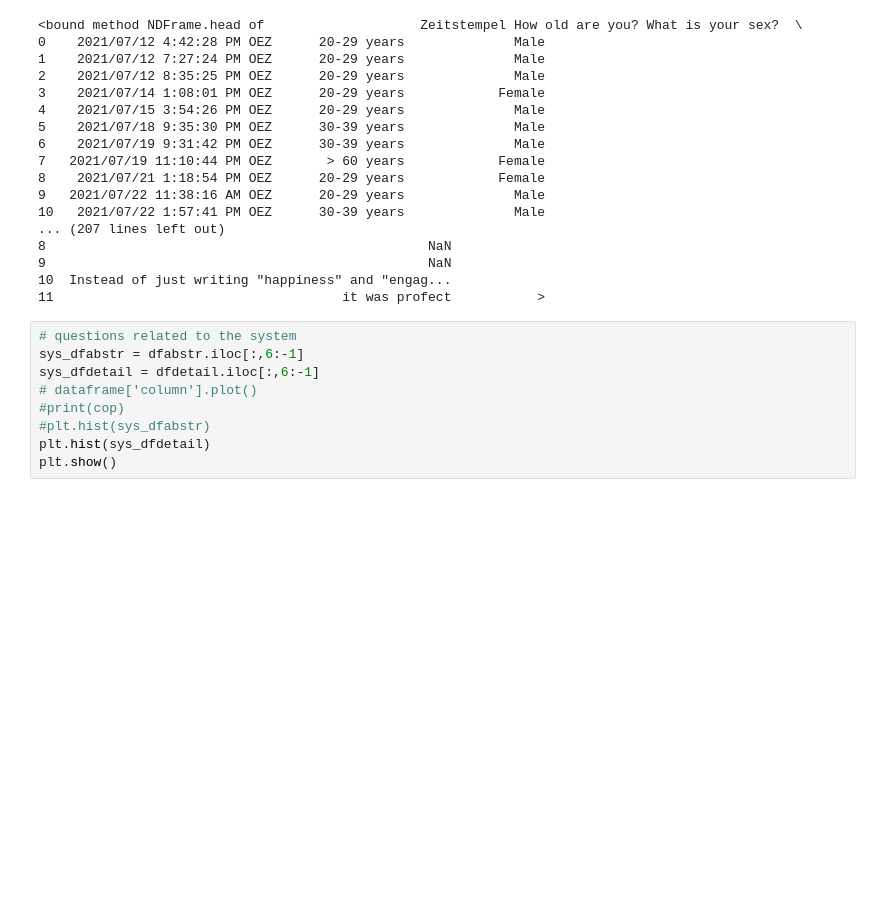
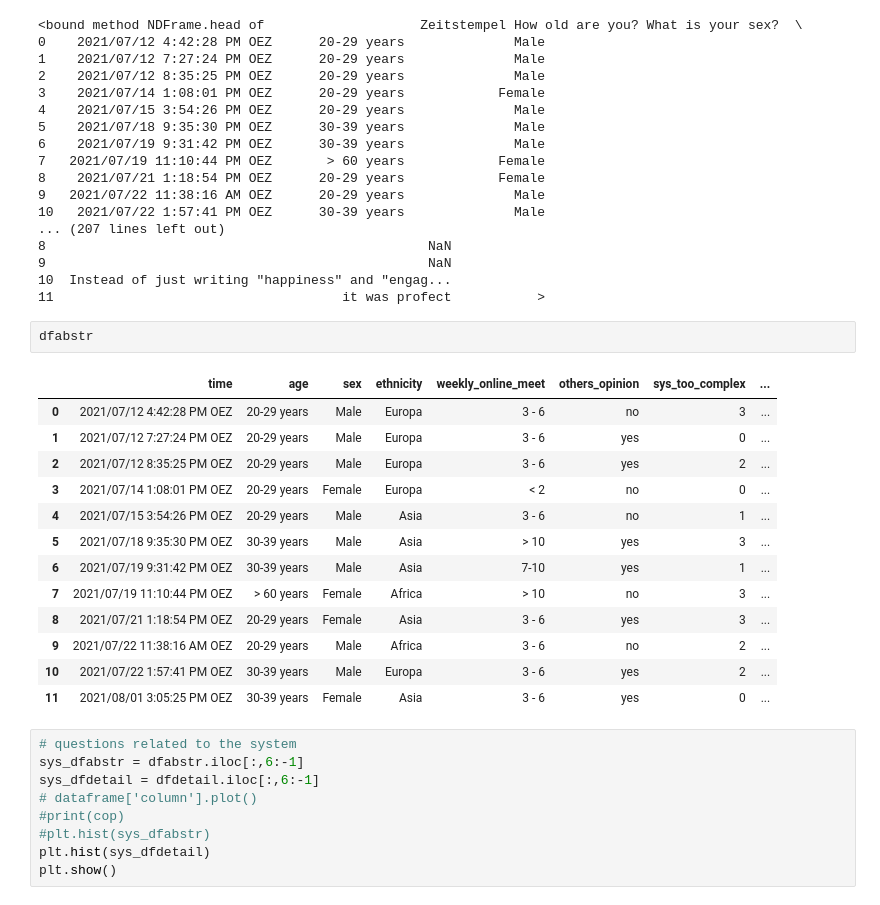
Before and after one commit to Norlez/Group-Emotion-Representation, a Jupyter notebook: survey_analysis/AnalizeSurvey.ipynb, the cells around one changed output. Cells and saved outputs as stored; diff of their text form; blank space fills up the shorter version.

```diff
--- a/survey_analysis/AnalizeSurvey.ipynb
+++ b/survey_analysis/AnalizeSurvey.ipynb
@@ -36,6 +36,22 @@ dfabstract.head
 9                                                 NaN
 10  Instead of just writing "happiness" and "engag...
 11                                     it was profect           >
+# %%
+dfabstr
+# %% [output]
+|  | time | age | sex | ethnicity | weekly_online_meet | others_opinion | sys_too_complex | ... |
+| 0 | 2021/07/12 4:42:28 PM OEZ | 20-29 years | Male | Europa | 3 - 6 | no | 3 | ... |
+| 1 | 2021/07/12 7:27:24 PM OEZ | 20-29 years | Male | Europa | 3 - 6 | yes | 0 | ... |
+| 2 | 2021/07/12 8:35:25 PM OEZ | 20-29 years | Male | Europa | 3 - 6 | yes | 2 | ... |
+| 3 | 2021/07/14 1:08:01 PM OEZ | 20-29 years | Female | Europa | < 2 | no | 0 | ... |
+| 4 | 2021/07/15 3:54:26 PM OEZ | 20-29 years | Male | Asia | 3 - 6 | no | 1 | ... |
+| 5 | 2021/07/18 9:35:30 PM OEZ | 30-39 years | Male | Asia | > 10 | yes | 3 | ... |
+| 6 | 2021/07/19 9:31:42 PM OEZ | 30-39 years | Male | Asia | 7-10 | yes | 1 | ... |
+| 7 | 2021/07/19 11:10:44 PM OEZ | > 60 years | Female | Africa | > 10 | no | 3 | ... |
+| 8 | 2021/07/21 1:18:54 PM OEZ | 20-29 years | Female | Asia | 3 - 6 | yes | 3 | ... |
+| 9 | 2021/07/22 11:38:16 AM OEZ | 20-29 years | Male | Africa | 3 - 6 | no | 2 | ... |
+| 10 | 2021/07/22 1:57:41 PM OEZ | 30-39 years | Male | Europa | 3 - 6 | yes | 2 | ... |
+| 11 | 2021/08/01 3:05:25 PM OEZ | 30-39 years | Female | Asia | 3 - 6 | yes | 0 | ... |
 # %%
 # questions related to the system
 sys_dfabstr = dfabstr.iloc[:,6:-1]
```
Also changed, not shown: parts of 18 cells of this notebook, 5 other files.
